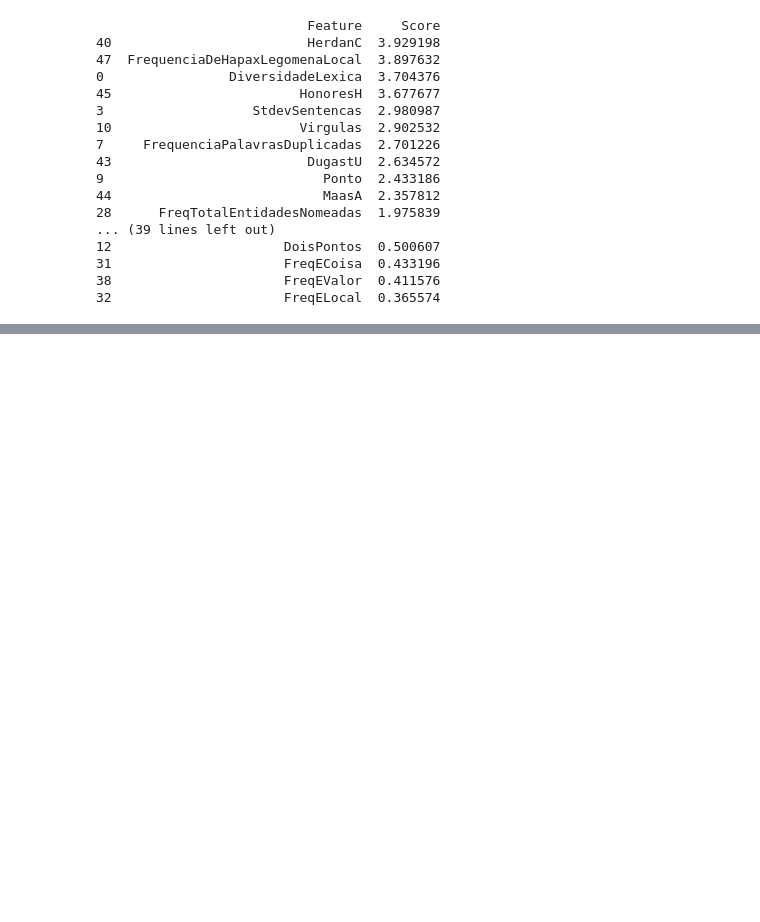
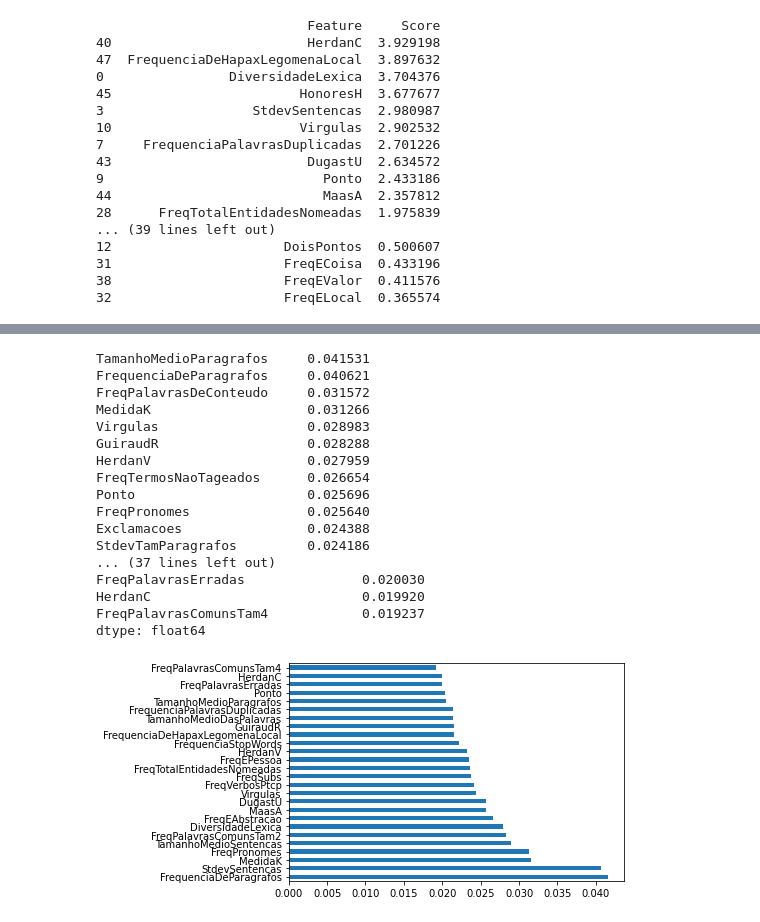
Before and after one commit to Daanielvb/authorship-classification, a Jupyter notebook: news_dataset_comparison_+_feature_selc.ipynb, the cells around one changed output, grey strips where cells are left out. Drawn from its saved outputs; the diff is of its cells as text; code cells hidden in the pictures; blank space fills up the shorter version.

```diff
--- a/news_dataset_comparison_+_feature_selc.ipynb
+++ b/news_dataset_comparison_+_feature_selc.ipynb
@@ -290,3 +291,6 @@ Optimal number of features : 51
 # %%
 X, X_test, Y, y_test = train_test_split(df_news.values, encoded_y_news, random_state=7, test_size=0.3)
 X_test, X_val, y_test, y_val = train_test_split(X_test, y_test, random_state=7, test_size=0.5)
+
+X_student, X_student_test, Y_student, Y_student_test = train_test_split(df.values, encoded_Y, random_state=11, test_size=0.2)
+X_student_test, X_student_val, Y_student_test, y_student_val = train_test_split(X_student_test, Y_student_test, random_state=11, test_size=0.5)
@@ -411 +446,31 @@ dtype: float64
+# %%
+# TODO: Plot best features on each optimal classifier/n-features side by side
+news_feat_importances = pd.Series(news_best_estimator_search.best_estimator_.feature_importances_, index=df_news.columns)
+news_feat_importances.nlargest(news_best_features_num).plot(kind='barh')
+print(news_feat_importances.nlargest(news_best_features_num))
+print('\n')
+
+
+student_feat_importances = pd.Series(students_best_estimator_search.best_estimator_.feature_importances_, index=df.columns)
+student_feat_importances.nlargest(students_best_features_num).plot(kind='barh')
+print(student_feat_importances.nlargest(students_best_features_num))
+# %% [output]
+TamanhoMedioParagrafos     0.041531
+FrequenciaDeParagrafos     0.040621
+FreqPalavrasDeConteudo     0.031572
+MedidaK                    0.031266
+Virgulas                   0.028983
+GuiraudR                   0.028288
+HerdanV                    0.027959
+FreqTermosNaoTageados      0.026654
+Ponto                      0.025696
+FreqPronomes               0.025640
+Exclamacoes                0.024388
+StdevTamParagrafos         0.024186
+... (37 lines left out)
+FreqPalavrasErradas               0.020030
+HerdanC                           0.019920
+FreqPalavrasComunsTam4            0.019237
+dtype: float64
+[figure, added]
 # %%
```
Also changed, not shown: parts of 17 cells of this notebook.
